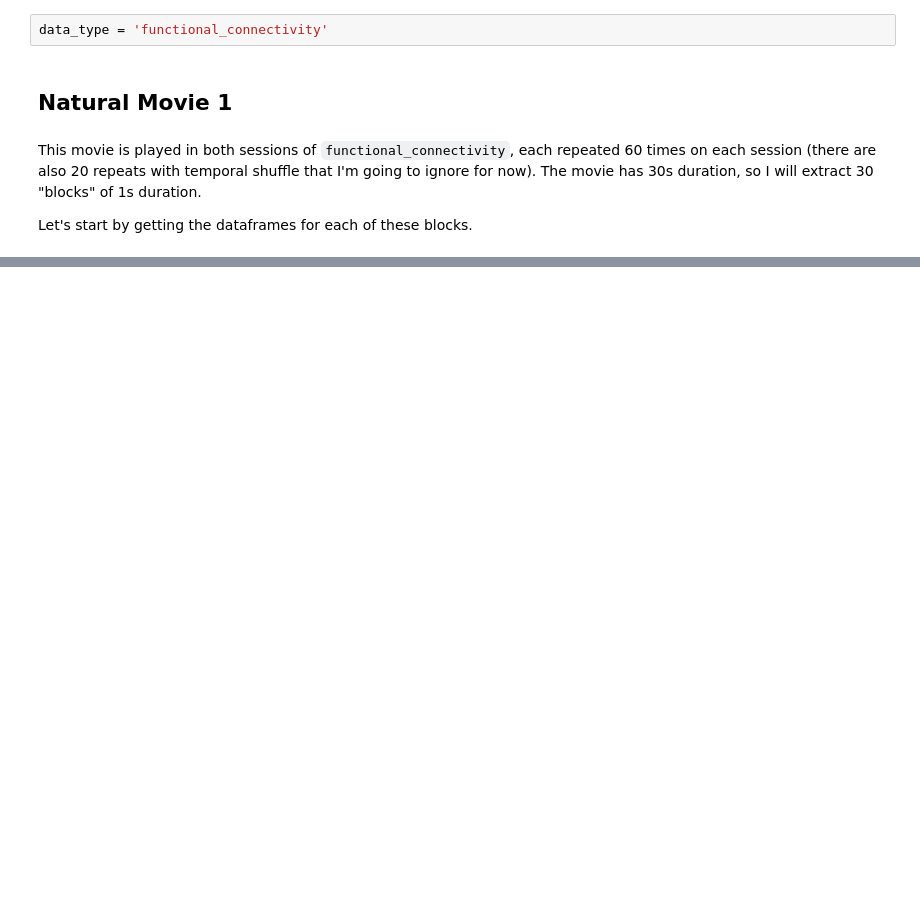
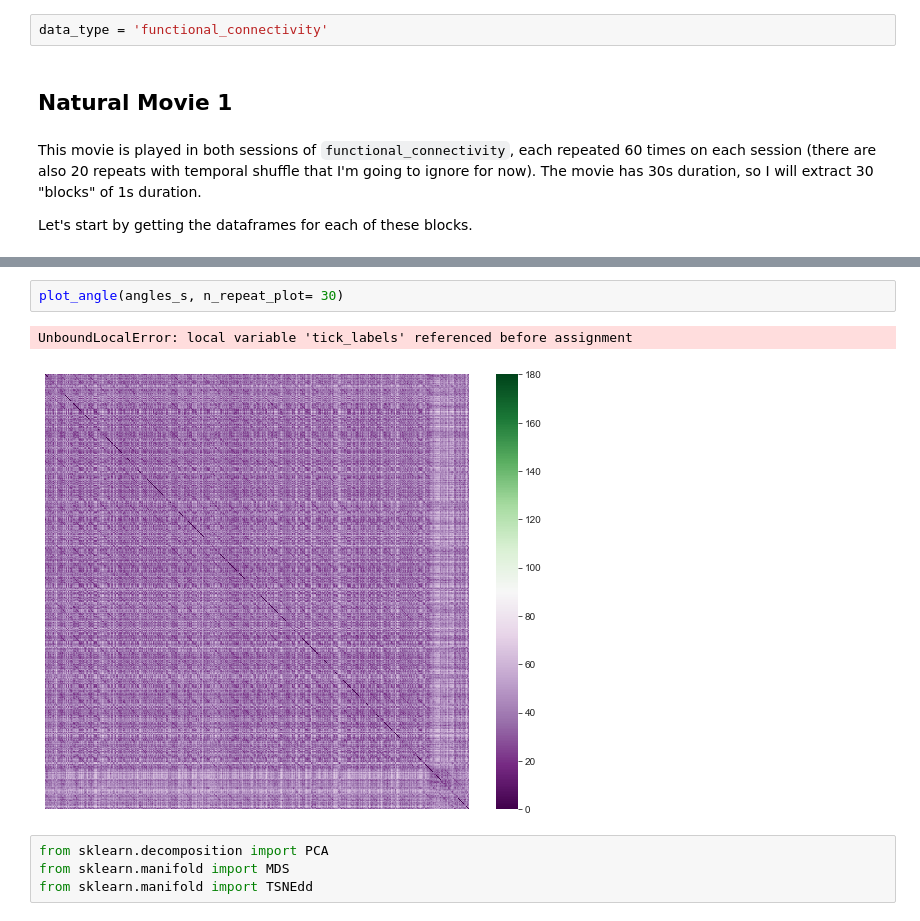
Before and after one commit to sh4r11f/NMA-rep-drift, a Jupyter notebook: notebooks/NPX_analysis.ipynb, the cells around one changed output, grey strips where cells are left out. Drawn from its saved outputs; the diff is of its cells as text; blank space fills up the shorter version.

```diff
--- a/notebooks/NPX_analysis.ipynb
+++ b/notebooks/NPX_analysis.ipynb
@@ -99,0 +103,9 @@ a.size
+# %%
+plot_angle(angles_s, n_repeat_plot= 30)
+# %% [output]
+UnboundLocalError: local variable 'tick_labels' referenced before assignment
+[figure, added]
+# %%
+from sklearn.decomposition import PCA
+from sklearn.manifold import MDS
+from sklearn.manifold import TSNEdd
```
Also changed, not shown: parts of 25 cells of this notebook, 6 other files.
